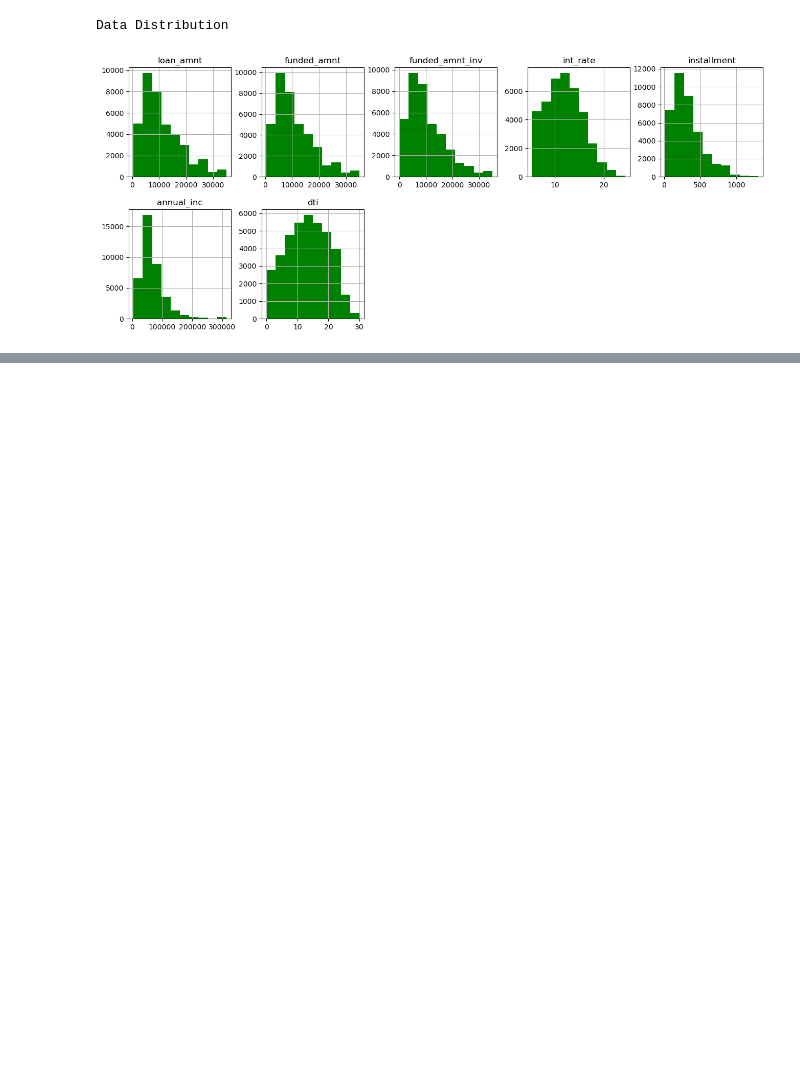
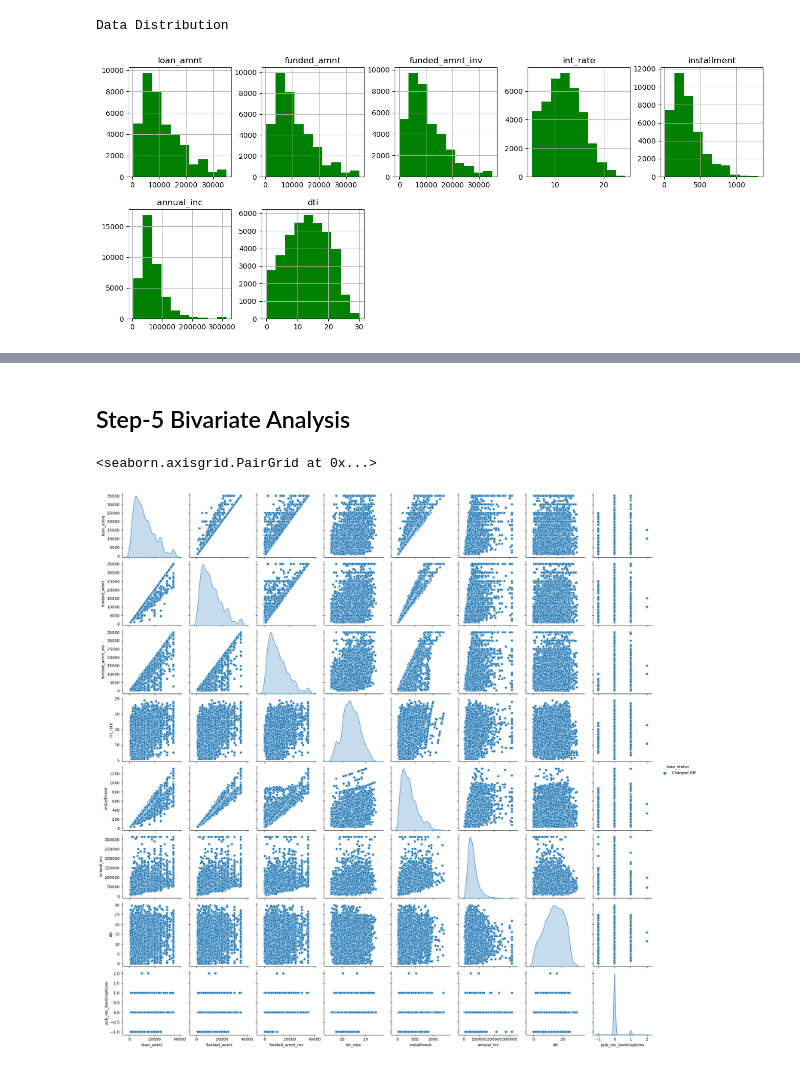
Before and after one commit to prakashreddyav/LendingClubCaseStudy, a Jupyter notebook: Venkata Prakash Reddy A.ipynb, the cells around one changed output, grey strips where cells are left out. Drawn from its saved outputs; the diff is of its cells as text; code cells hidden in the pictures; blank space fills up the shorter version.

```diff
--- a/Venkata Prakash Reddy A.ipynb
+++ b/Venkata Prakash Reddy A.ipynb
@@ -424,0 +456,3 @@ print(round(len(categorical_features)/3)+1)
+# %% [markdown]
+<a id="5"></a>
+## Step-5 Bivariate Analysis
@@ -424,0 +461,5 @@ print(round(len(categorical_features)/3)+1)
+# %%
+sns.pairplot(data=df_loan_cleaned[df_loan_cleaned['loan_status']=='Charged Off'], hue='loan_status')
+# %% [output]
+<seaborn.axisgrid.PairGrid at 0x...>
+[figure, added]
```
Also changed, not shown: parts of 22 cells of this notebook.
